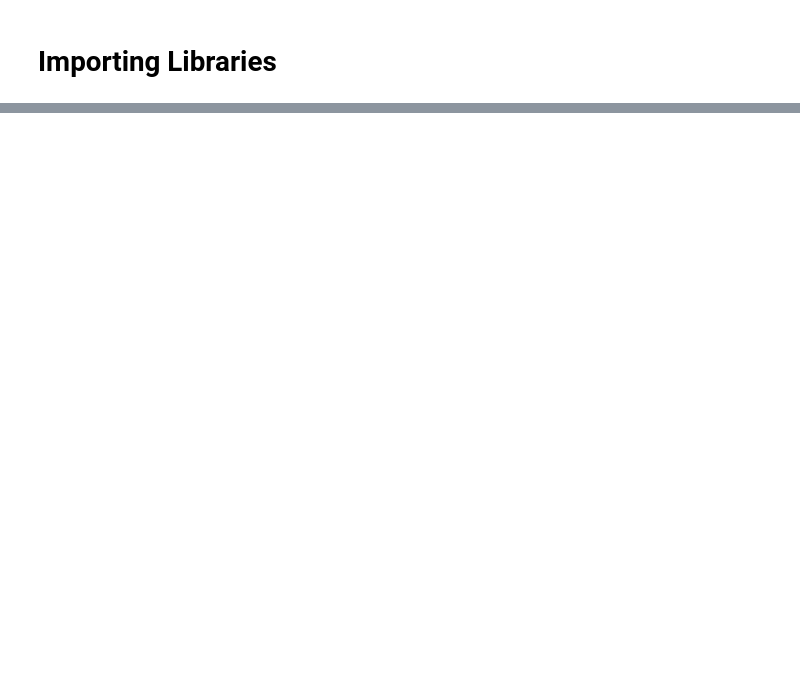
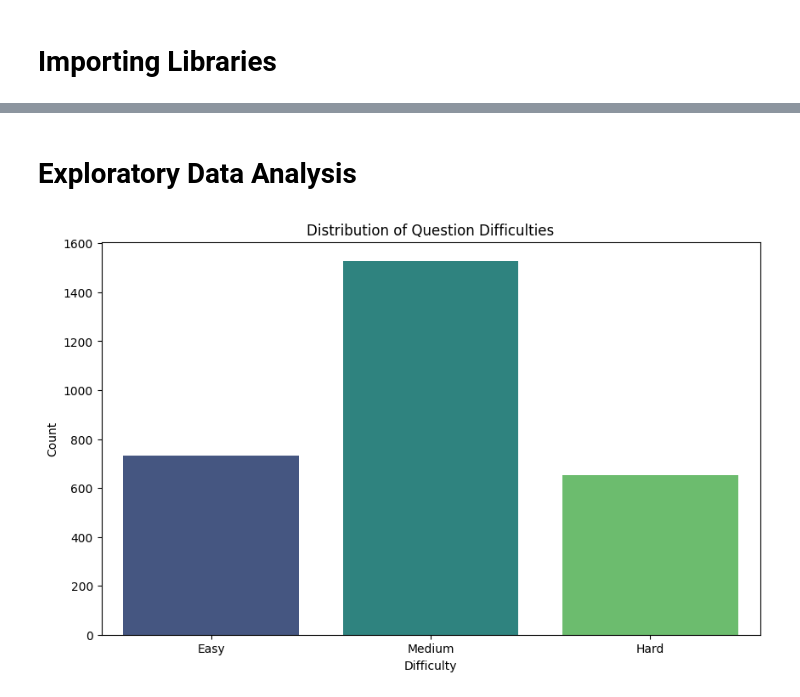
Before and after one commit to kumawatmanish05/LeetCode_Data_Analysis, a Jupyter notebook: leetcode-data-analysis.ipynb, the cells around one changed output, grey strips where cells are left out. Saved outputs shown, nothing was run; the diff lists cells and outputs as text; code cells hidden in the pictures; blank space fills up the shorter version.

Commit message:
LeetCode_Data_Analysis

```diff
--- a/leetcode-data-analysis.ipynb
+++ b/leetcode-data-analysis.ipynb
@@ -29,0 +65,12 @@ df.head()
+# %% [markdown]
+# Exploratory Data Analysis
+# %%
+# Plot the distribution of question difficulties
+plt.figure(figsize=(10, 6))
+sns.countplot(data=df, x='Difficulty', palette='viridis')
+plt.title('Distribution of Question Difficulties')
+plt.xlabel('Difficulty')
+plt.ylabel('Count')
+plt.show()
+# %% [output]
+[figure, added]
```
Also changed, not shown: parts of 11 cells of this notebook.
